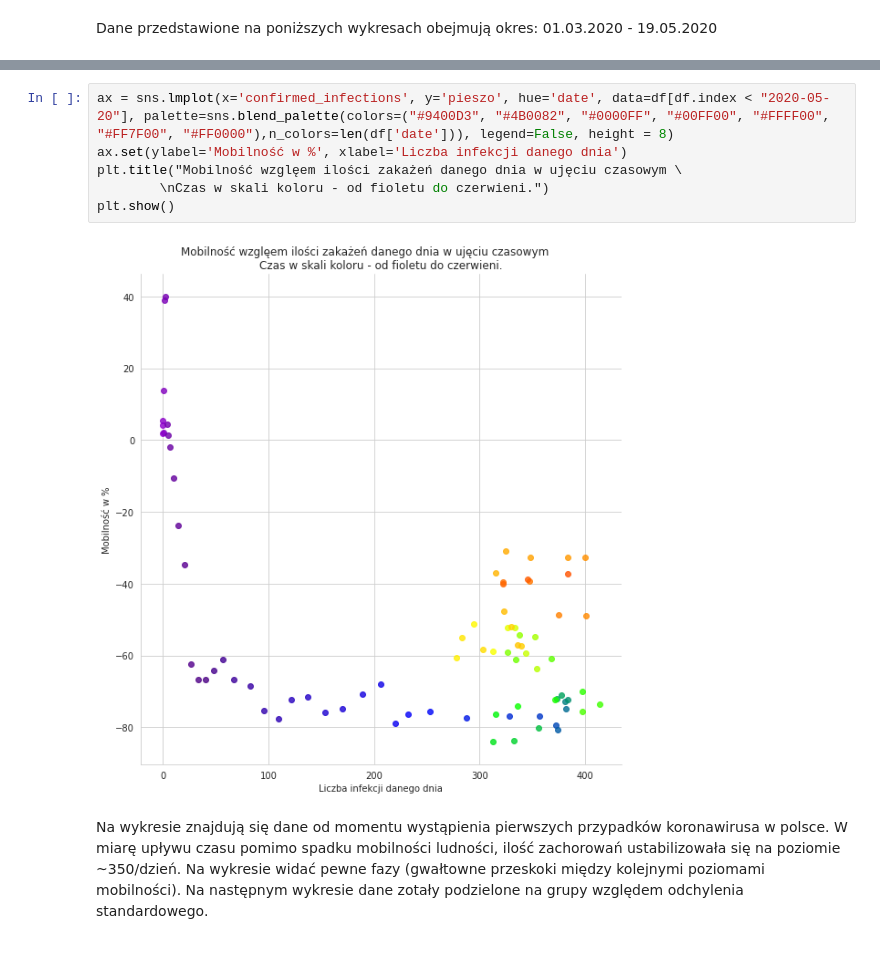
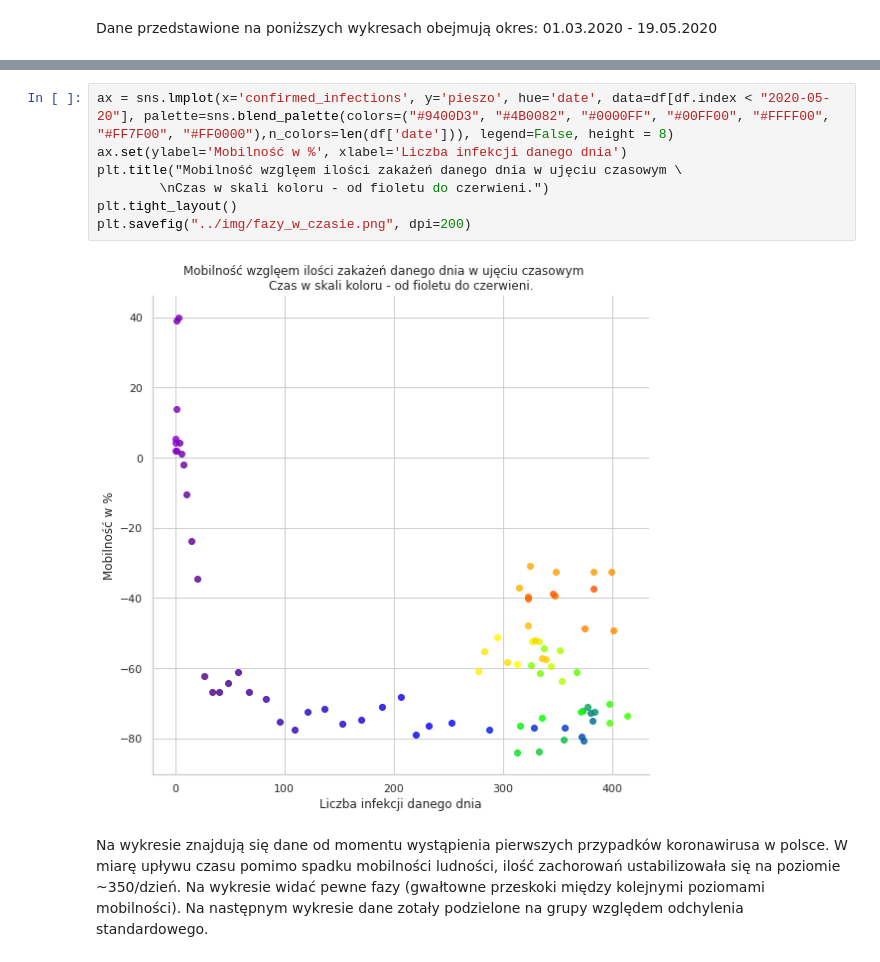
Before and after one commit to knmlprz/corona-analysis-1, a Jupyter notebook: notebooks/Analiza.ipynb, the cells around one changed output, grey strips where cells are left out. Drawn from its saved outputs; the diff is of its cells as text.

Commit message:
data analysis part 1
- Added graph: dane_marzec_porownanie.png
- Wrote its analysis

```diff
--- a/notebooks/Analiza.ipynb
+++ b/notebooks/Analiza.ipynb
@@ -154,11 +154,12 @@ plt.savefig("../img/dane_marzec_porownanie.png", dpi=200)
 # %%
 ax = sns.lmplot(x='confirmed_infections', y='pieszo', hue='date', data=df[df.index < "2020-05-20"], palette=sns.blend_palette(colors=("#9400D3", "#4B0082", "#0000FF", "#00FF00", "#FFFF00", "#FF7F00", "#FF0000"),n_colors=len(df['date'])), legend=False, height = 8)
 ax.set(ylabel='Mobilność w %', xlabel='Liczba infekcji danego dnia')
 plt.title("Mobilność wzglęem ilości zakażeń danego dnia w ujęciu czasowym \
         \nCzas w skali koloru - od fioletu do czerwieni.")
-plt.show()
+plt.tight_layout()
+plt.savefig("../img/fazy_w_czasie.png", dpi=200)
 # %% [output]
-[figure, old version]
+[figure, new version]
 # %% [markdown]
 Na wykresie znajdują się dane od momentu wystąpienia pierwszych przypadków koronawirusa w polsce. W miarę upływu czasu pomimo spadku
 mobilności ludności, ilość zachorowań ustabilizowała się na poziomie ~350/dzień. Na wykresie widać pewne fazy (gwałtowne przeskoki
```
Also changed, not shown: parts of 14 cells of this notebook, 2 other files.
